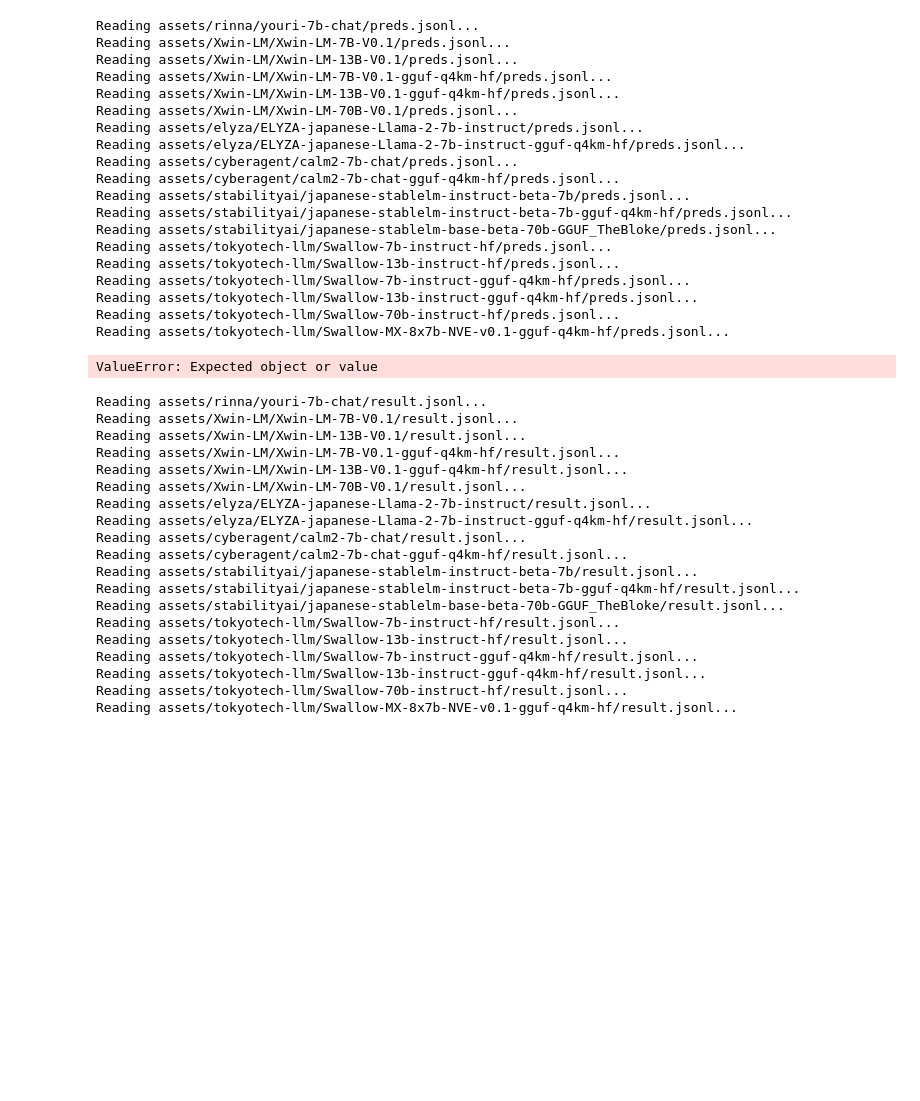
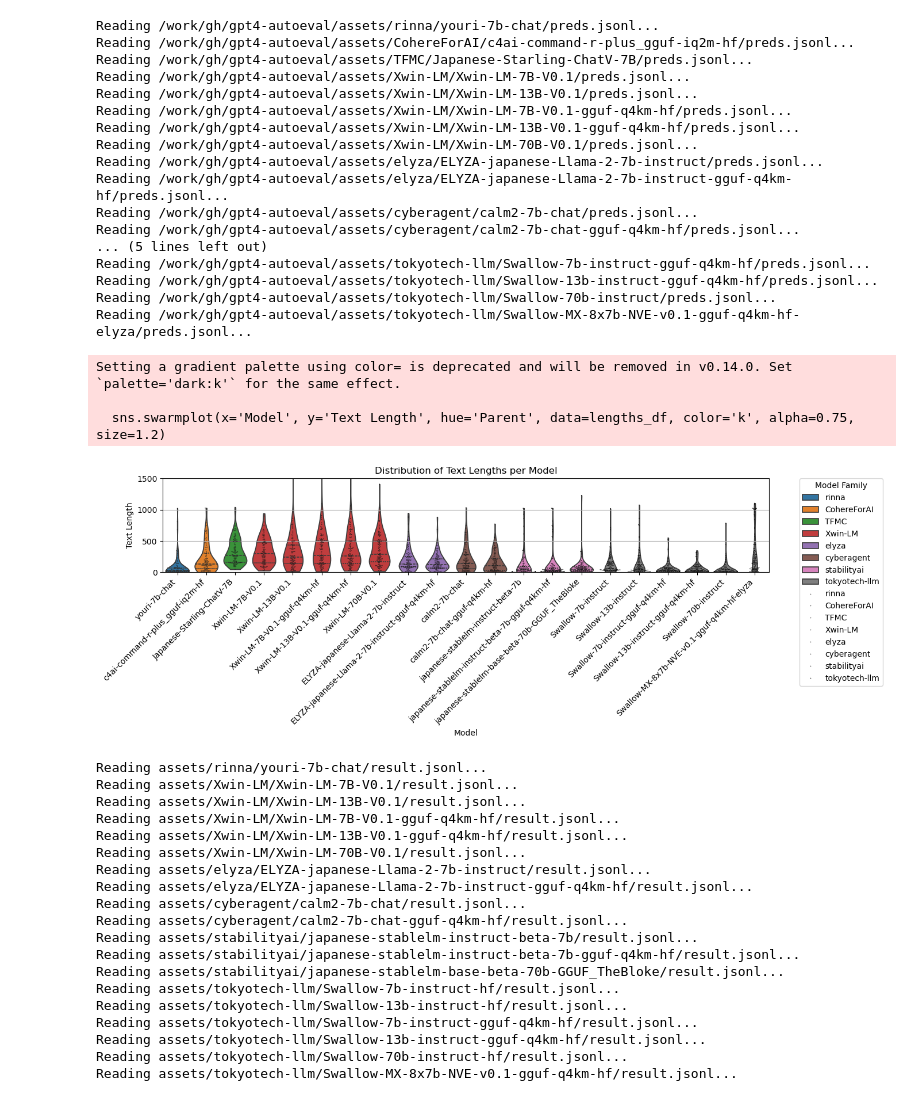
Before and after one commit to Northern-System-Service/gpt4-autoeval, a Jupyter notebook: comparison.ipynb, the cells around one changed output. Saved outputs shown, nothing was run; the diff lists cells and outputs as text; code cells hidden in the pictures; blank space fills up the shorter version.

```diff
--- a/comparison.ipynb
+++ b/comparison.ipynb
@@ -90,7 +106,6 @@ import pandas as pd
 import seaborn as sns
 
 # Define the path to the directories containing result.jsonl files
-base_path = Path("assets")
 violin_model_dirs = [
     # base_path / "Xwin-LM" / "Xwin-LM-70B-V0.1",
     # base_path / "deepseek-ai" / "deepseek-llm-67b-chat-GGUF_TheBloke",
@@ -113,6 +128,8 @@ violin_model_dirs = [
     # base_path / "stabilityai" / "japanese-stablelm-instruct-beta-7b",
 
     # base_path / "karakuri-ai" / "karakuri-lm-70b-chat-v0.1",
+    base_path / "CohereForAI" / "c4ai-command-r-plus_gguf-iq2m-hf",
+    base_path / "TFMC" / "Japanese-Starling-ChatV-7B",
 
     base_path / "Xwin-LM" / "Xwin-LM-7B-V0.1",
     base_path / "Xwin-LM" / "Xwin-LM-13B-V0.1",
@@ -139,14 +156,14 @@ violin_model_dirs = [
     #base_path / "nssv" / "japanese-stablelm-instruct-beta-7b_dpo_hh-rlhf",
     #base_path / "nssv" / "japanese-stablelm-instruct-beta-7b_dpo_distilabel-intel-orca",
 
-    base_path / "tokyotech-llm" / "Swallow-7b-instruct-hf",
-    base_path / "tokyotech-llm" / "Swallow-13b-instruct-hf",
+    base_path / "tokyotech-llm" / "Swallow-7b-instruct",
+    base_path / "tokyotech-llm" / "Swallow-13b-instruct",
 
     base_path / "tokyotech-llm" / "Swallow-7b-instruct-gguf-q4km-hf",
     base_path / "tokyotech-llm" / "Swallow-13b-instruct-gguf-q4km-hf",
-    base_path / "tokyotech-llm" / "Swallow-70b-instruct-hf",
+    base_path / "tokyotech-llm" / "Swallow-70b-instruct",
 
-    base_path / "tokyotech-llm" / "Swallow-MX-8x7b-NVE-v0.1-gguf-q4km-hf",
+    base_path / "tokyotech-llm" / "Swallow-MX-8x7b-NVE-v0.1-gguf-q4km-hf-elyza",
 ]
 
 # Prepare a list to store the text lengths for each model
@@ -158,53 +175,56 @@ parents = []  # List to hold the parent directory names
 for model_dir in violin_model_dirs:
     # Construct the file path
     file_path = model_dir / "preds.jsonl"
     print(f"Reading {file_path}...")
 
     # Read the file
     df = pd.read_json(file_path, lines=True)
 
     # Calculate text length
     df['text_length'] = df['pred'].apply(len)
 
     # Append the results to the lists
     text_lengths.extend(df['text_length'])
     models.extend([model_dir.name] * len(df))
     parents.extend([model_dir.parent.name] * len(df))  # Get the parent directory name
 
 # Create a DataFrame from the text lengths, model names, and parent directory names
 lengths_df = pd.DataFrame({'Parent': parents, 'Model': models, 'Text Length': text_lengths})
 
 # Plotting with seaborn's violin plot
 plt.figure(figsize=(12, 5))
 sns.violinplot(x='Model', y='Text Length', hue='Parent', data=lengths_df, inner='quartile', cut=0)
+# Add swarmplot
+sns.swarmplot(x='Model', y='Text Length', hue='Parent', data=lengths_df, color='k', alpha=0.75, size=1.2)
 plt.xticks(rotation=45, ha='right')
 plt.title('Distribution of Text Lengths per Model')
 plt.tight_layout()
 plt.grid(axis="y")
 plt.ylim(0, 1500)
 plt.legend(title='Model Family', bbox_to_anchor=(1.05, 1), loc=2, borderaxespad=0.)
 plt.show()
 # %% [output]
-Reading assets/rinna/youri-7b-chat/preds.jsonl...
-Reading assets/Xwin-LM/Xwin-LM-7B-V0.1/preds.jsonl...
-Reading assets/Xwin-LM/Xwin-LM-13B-V0.1/preds.jsonl...
-Reading assets/Xwin-LM/Xwin-LM-7B-V0.1-gguf-q4km-hf/preds.jsonl...
-Reading assets/Xwin-LM/Xwin-LM-13B-V0.1-gguf-q4km-hf/preds.jsonl...
-Reading assets/Xwin-LM/Xwin-LM-70B-V0.1/preds.jsonl...
-Reading assets/elyza/ELYZA-japanese-Llama-2-7b-instruct/preds.jsonl...
-Reading assets/elyza/ELYZA-japanese-Llama-2-7b-instruct-gguf-q4km-hf/preds.jsonl...
-Reading assets/cyberagent/calm2-7b-chat/preds.jsonl...
-Reading assets/cyberagent/calm2-7b-chat-gguf-q4km-hf/preds.jsonl...
-Reading assets/stabilityai/japanese-stablelm-instruct-beta-7b/preds.jsonl...
-Reading assets/stabilityai/japanese-stablelm-instruct-beta-7b-gguf-q4km-hf/preds.jsonl...
-Reading assets/stabilityai/japanese-stablelm-base-beta-70b-GGUF_TheBloke/preds.jsonl...
-Reading assets/tokyotech-llm/Swallow-7b-instruct-hf/preds.jsonl...
-Reading assets/tokyotech-llm/Swallow-13b-instruct-hf/preds.jsonl...
-Reading assets/tokyotech-llm/Swallow-7b-instruct-gguf-q4km-hf/preds.jsonl...
-Reading assets/tokyotech-llm/Swallow-13b-instruct-gguf-q4km-hf/preds.jsonl...
-Reading assets/tokyotech-llm/Swallow-70b-instruct-hf/preds.jsonl...
-Reading assets/tokyotech-llm/Swallow-MX-8x7b-NVE-v0.1-gguf-q4km-hf/preds.jsonl...
+Reading /work/gh/gpt4-autoeval/assets/rinna/youri-7b-chat/preds.jsonl...
+Reading /work/gh/gpt4-autoeval/assets/CohereForAI/c4ai-command-r-plus_gguf-iq2m-hf/preds.jsonl...
+Reading /work/gh/gpt4-autoeval/assets/TFMC/Japanese-Starling-ChatV-7B/preds.jsonl...
+Reading /work/gh/gpt4-autoeval/assets/Xwin-LM/Xwin-LM-7B-V0.1/preds.jsonl...
+Reading /work/gh/gpt4-autoeval/assets/Xwin-LM/Xwin-LM-13B-V0.1/preds.jsonl...
+Reading /work/gh/gpt4-autoeval/assets/Xwin-LM/Xwin-LM-7B-V0.1-gguf-q4km-hf/preds.jsonl...
+Reading /work/gh/gpt4-autoeval/assets/Xwin-LM/Xwin-LM-13B-V0.1-gguf-q4km-hf/preds.jsonl...
+Reading /work/gh/gpt4-autoeval/assets/Xwin-LM/Xwin-LM-70B-V0.1/preds.jsonl...
+Reading /work/gh/gpt4-autoeval/assets/elyza/ELYZA-japanese-Llama-2-7b-instruct/preds.jsonl...
+Reading /work/gh/gpt4-autoeval/assets/elyza/ELYZA-japanese-Llama-2-7b-instruct-gguf-q4km-hf/preds.jsonl...
+Reading /work/gh/gpt4-autoeval/assets/cyberagent/calm2-7b-chat/preds.jsonl...
+Reading /work/gh/gpt4-autoeval/assets/cyberagent/calm2-7b-chat-gguf-q4km-hf/preds.jsonl...
+... (5 lines left out)
+Reading /work/gh/gpt4-autoeval/assets/tokyotech-llm/Swallow-7b-instruct-gguf-q4km-hf/preds.jsonl...
+Reading /work/gh/gpt4-autoeval/assets/tokyotech-llm/Swallow-13b-instruct-gguf-q4km-hf/preds.jsonl...
+Reading /work/gh/gpt4-autoeval/assets/tokyotech-llm/Swallow-70b-instruct/preds.jsonl...
+Reading /work/gh/gpt4-autoeval/assets/tokyotech-llm/Swallow-MX-8x7b-NVE-v0.1-gguf-q4km-hf-elyza/preds.jsonl...
-ValueError: Expected object or value
+Setting a gradient palette using color= is deprecated and will be removed in v0.14.0. Set `palette='dark:k'` for the same effect.
+
+  sns.swarmplot(x='Model', y='Text Length', hue='Parent', data=lengths_df, color='k', alpha=0.75, size=1.2)
+[figure, added]
 # %%
 from pathlib import Path
 
```
Also changed, not shown: parts of 2 cells of this notebook, 2 other files.
